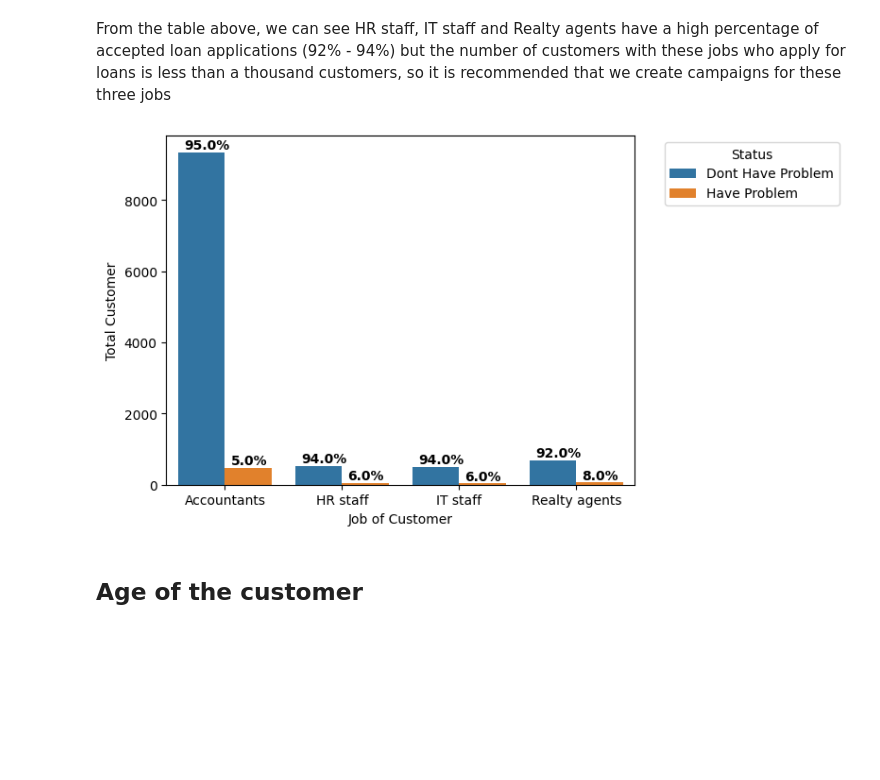
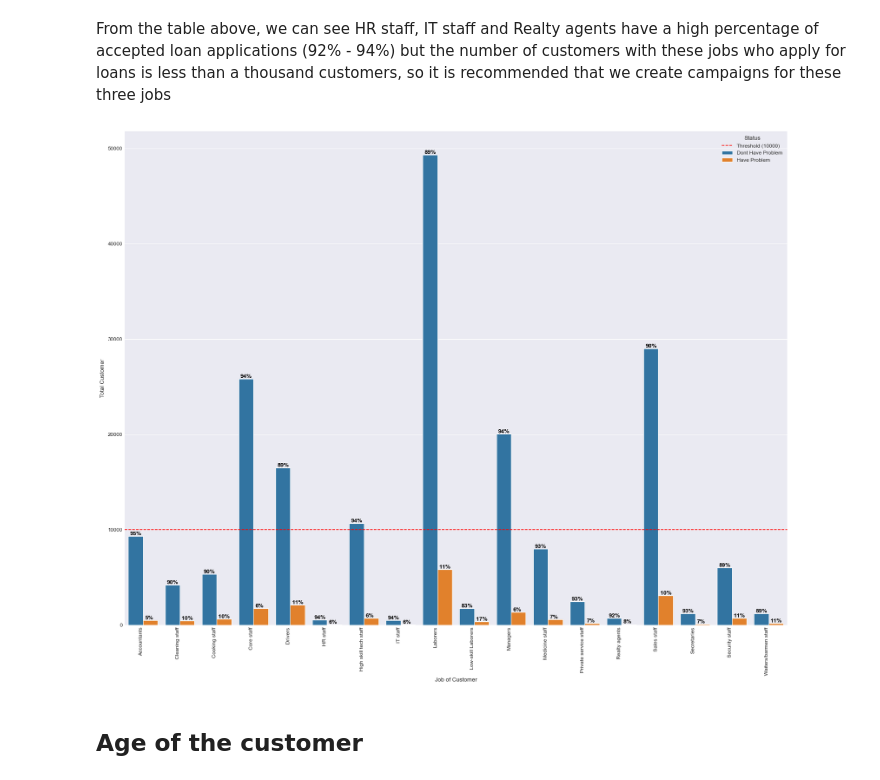
Before and after one commit to mamasarif1003/HomeCreditIndonesiaProjects, a Jupyter notebook: Home Credit ScoreCard.ipynb, the cells around one changed output. Saved outputs shown, nothing was run; the diff lists cells and outputs as text; code cells hidden in the pictures; blank space fills up the shorter version.

```diff
--- a/Home Credit ScoreCard.ipynb
+++ b/Home Credit ScoreCard.ipynb
@@ -195,32 +208,41 @@ ot
 # %% [markdown]
 From the table above, we can see HR staff, IT staff and Realty agents have a high percentage of accepted loan applications (92% - 94%) but the number of customers with these jobs who apply for loans is less than a thousand customers, so it is recommended that we create campaigns for these three jobs
 # %%
-ot_2 = ot[ot['OCCUPATION_TYPE'].isin(['HR staff', 'IT staff', 'Realty agents', 'Accountants'])]
+# ot_2 = ot[ot['OCCUPATION_TYPE'].isin(['HR staff', 'IT staff', 'Realty agents', 'Accountants'])]
+ot_2 = ot[ot['OCCUPATION_TYPE'].isin(ot['OCCUPATION_TYPE'].unique())]
 ot_2 = ot_2.reset_index()
 ot_2.drop(columns = 'index', inplace=True)
 
 mapping_target = {
     1 : 'Have Problem',
     0 : 'Dont Have Problem'
 }
 
 ot_2['TARGET'] = ot_2['TARGET'].map(mapping_target)
 
+plt.figure(figsize=(20, 15))
+ax = sns.barplot(x = 'OCCUPATION_TYPE', y= 'Customers', hue= 'TARGET', data = ot_2)
 
-ax = sns.barplot(x = 'OCCUPATION_TYPE', y= 'Customers', hue= 'TARGET', data = ot_2)
 plt.xlabel('Job of Customer')
 plt.ylabel('Total Customer')
-plt.legend(title = 'Status', bbox_to_anchor = (1.45,1))
+
+threshold_value = 10000  # Adjust the threshold value as needed
+plt.axhline(y=threshold_value, color='r', linestyle='--', label=f'Threshold ({threshold_value})')
+
+plt.legend(title = 'Status', bbox_to_anchor = (1,1))
 
 for i, v in enumerate(ot_2['Customers']):
+    percentage_formatted = '{:.0f}%'.format(ot_2['percentage'][i] * 100)
     if i%2 == 0:
-        plt.text(i/2 - 0.35, v + 100, s= str(ot_2['percentage'][i]* 100) + '%', color='black', fontweight='bold')
+        plt.text(i/2 - 0.35, v + 100, s= percentage_formatted, color='black', fontweight='bold')
     else:
-        plt.text(i/2 - 0.45, v + 100, s= str(ot_2['percentage'][i] * 100) + '%', color='black', fontweight='bold')
+        plt.text(i/2 - 0.45, v + 100, s= percentage_formatted, color='black', fontweight='bold')
+
+ax.set_xticklabels(ax.get_xticklabels(), rotation=90, ha='right')
 
 plt.show(ax)
 # %% [output]
-[figure, old version]
+[figure, new version]
 # %% [markdown]
 ## Age of the customer
 # %% [markdown]
```
Also changed, not shown: parts of 220 cells of this notebook, 2 other files.
